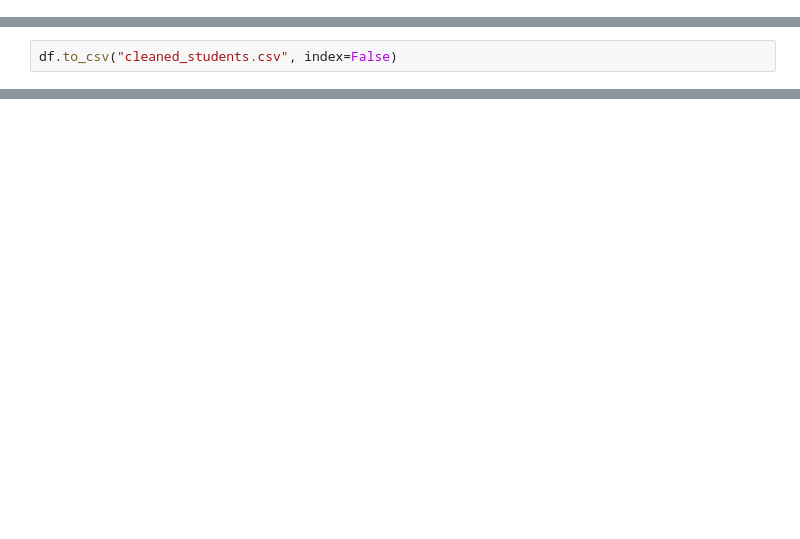
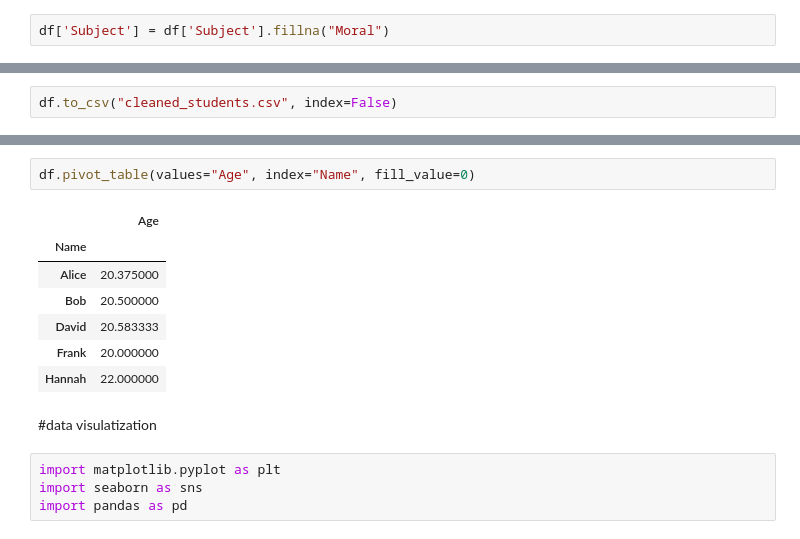
Before and after one commit to shreyasstha/data, a Jupyter notebook: data_cleaning.ipynb, the cells around one changed output, grey strips where cells are left out. Drawn from its saved outputs; the diff is of its cells as text; blank space fills up the shorter version.

Commit message:
group by and visulatization

```diff
--- a/data_cleaning.ipynb
+++ b/data_cleaning.ipynb
@@ -48,6 +50,8 @@ df['Grade']= df['Grade'].fillna(df['Grade'].mode()[0])
 df['Gender']= df['Gender'].fillna('Not Specified')
 # %%
 df['Score'] = df['Score'].fillna(df['Score'].median())
+# %%
+df['Subject'] = df['Subject'].fillna("Moral")
 # %%
 #df['Age'] = df['Age'].fillna(13)
 # %%
@@ -68,0 +147,16 @@ df.to_csv("cleaned_students.csv", index=False)
+# %%
+df.pivot_table(values="Age", index="Name", fill_value=0)
+# %% [output]
+|  | Age |
+| Name |  |
+| Alice | 20.375000 |
+| Bob | 20.500000 |
+| David | 20.583333 |
+| Frank | 20.000000 |
+| Hannah | 22.000000 |
+# %% [markdown]
+#data visulatization
+# %%
+import matplotlib.pyplot as plt
+import seaborn as sns
+import pandas as pd
```
Also changed, not shown: parts of 15 cells of this notebook.
